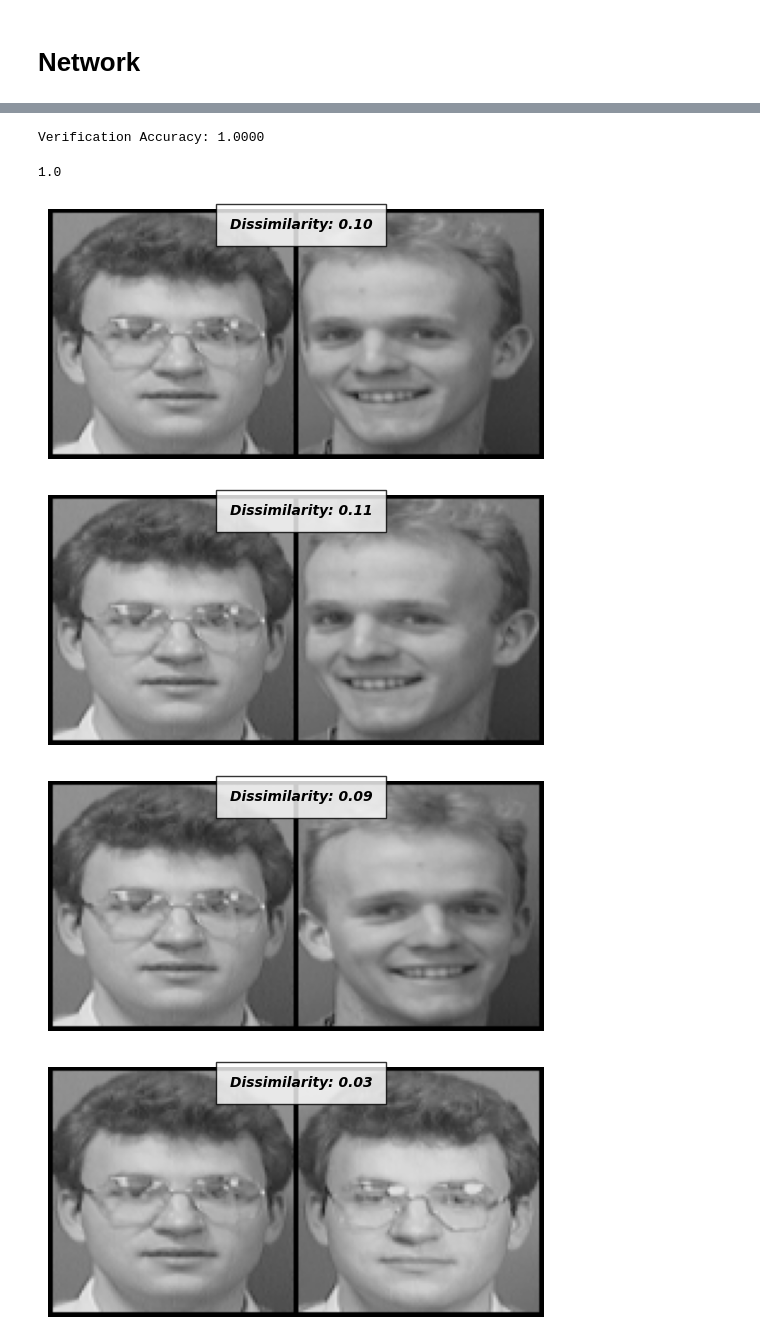
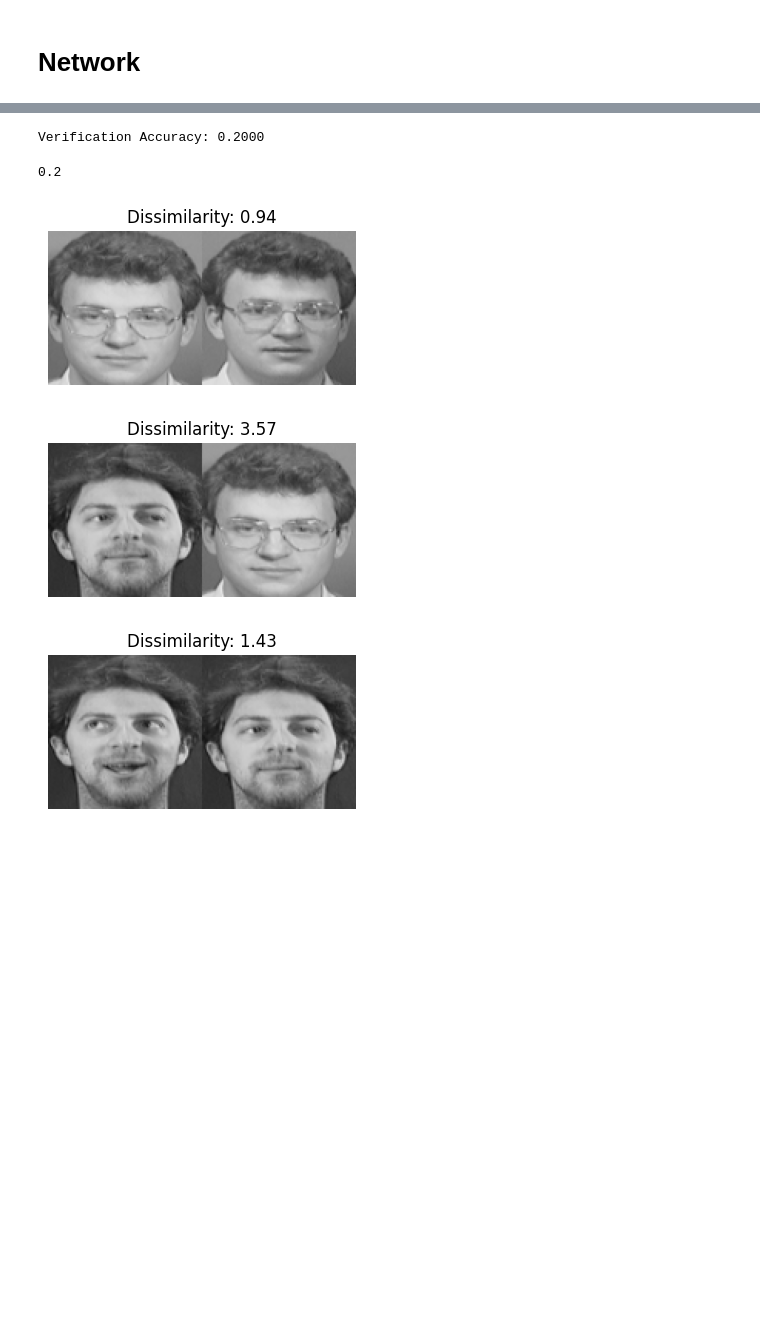
Before and after one commit to armanniaruhi/RAML, a Jupyter notebook: siamace.ipynb, the cells around one changed output, grey strips where cells are left out. Drawn from its saved outputs; the diff is of its cells as text; code cells hidden in the pictures; blank space fills up the shorter version.

```diff
--- a/siamace.ipynb
+++ b/siamace.ipynb
@@ -346,14 +349,14 @@ train_loader = DataLoader(siamese_dataset,
 # %%
-# net = SiameseNetwork().cuda()
-net = SiameseNetwork()
-loss_type = "constractive"
+DEVICE = torch.device("cuda" if torch.cuda.is_available() else "cpu")
+net = SiameseNetwork().to(DEVICE)
+loss_type = "arcface"
 
-if loss_type == "constractive":
+if loss_type == "contrastive":
     criterion = ContrastiveLoss()
 elif loss_type == "arcface":
     criterion = ArcFaceLoss()
 
-optimizer = optim.Adam(net.parameters(), lr = 0.0005 )
+optimizer = optim.Adam(net.parameters(), lr=0.0005)
 # %%
 counter = []
 loss_history = []
@@ -366,7 +369,7 @@ for epoch in range(10):
     # Iterate over batches
     for i, (img0, img1, label, label0, label1) in enumerate(train_loader, 0):
         # Send the images and labels to CUDA
-        # img0, img1, label = img0.cuda(), img1.cuda(), label.cuda()
+        img0, img1, label, label0, label1 = img0.to(DEVICE), img1.to(DEVICE), label.to(DEVICE), label0.to(DEVICE), label1.to(DEVICE)
 
 
         # Zero the gradients
@@ -376,7 +379,7 @@ for epoch in range(10):
         output1, output2 = net(img0, img1)
 
         # Pass the outputs of the networks and label into the loss function
-        if loss_type == "constractive":
+        if loss_type == "contrastive":
             loss= criterion(output1, output2, label)
         else:
             loss = criterion(output1, output2, label0, label1)
@@ -423,7 +414,7 @@ def evaluate_model(net, test_loader, num_samples=1000):
             _, img2, _ , _, label2 = next(test_loader)
 
             # Get embeddings
-            emb1, emb2 = net(img1, img2)
+            emb1, emb2 = net(img1.to(DEVICE), img2.to(DEVICE))
 
             # Calculate similarity
             euclidean_distance = F.pairwise_distance(emb1, emb2)
@@ -443,26 +434,41 @@ def evaluate_model(net, test_loader, num_samples=1000):
 # Run evaluation
 evaluate_model(net, iter(test_dataloader), 5)
 # %% [output]
-Verification Accuracy: 1.0000
+Verification Accuracy: 0.2000
-1.0
+0.2
 # %%
-# Grab one image that we are going to test
-dataiter = iter(test_loader)
-x0, _, _ , _, _= next(dataiter)
+import matplotlib.pyplot as plt
+import torchvision
+import torch.nn.functional as F
 
-for i in range(5):
-    # Iterate over 5 images and test them with the first image (x0)
-    _ , x1, label2, _, _ = next(dataiter)
+def imshow(img, title=None):
+    npimg = img.numpy()
+    plt.figure(figsize=(4, 2))
+    plt.axis("off")
+    if title:
+        plt.title(title)
+    plt.imshow(np.transpose(npimg, (1, 2, 0)))
+    plt.show()
 
-    # Concatenate the two images together
-    concatenated = torch.cat((x0, x1), 0)
+# Set your model to eval mode
+net.eval()
 
-    # output1, output2 = net(x0.cuda(), x1.cuda())
-    output1, output2 = net(x0, x1)
-    euclidean_distance = F.pairwise_distance(output1, output2)
+for i in range(3):
+    # Get one sample (batch of 1)
+    img1, _, _, label1, _ = next(iter(test_dataloader))
+    img2, _, _, label2, _ = next(iter(test_dataloader))
+
+    # Optional: move to GPU if needed
+
+    # Get embeddings
+    with torch.no_grad():
+        emb1, emb2 = net(img1.to(DEVICE), img2.to(DEVICE))
+        euclidean_distance = F.pairwise_distance(emb1, emb2)
+
+    # Concatenate images for display
+    concatenated = torch.cat((img1[0], img2[0]), 2)  # side by side: concat on width (dim=2)
     imshow(torchvision.utils.make_grid(concatenated), f'Dissimilarity: {euclidean_distance.item():.2f}')
 # %% [output]
-[figure, old version]
+[figure, new version]
-[figure, old version]
+[figure, new version]
-[figure, old version]
+[figure, new version]
-[figure, removed]
```
Also changed, not shown: parts of 8 cells of this notebook.
